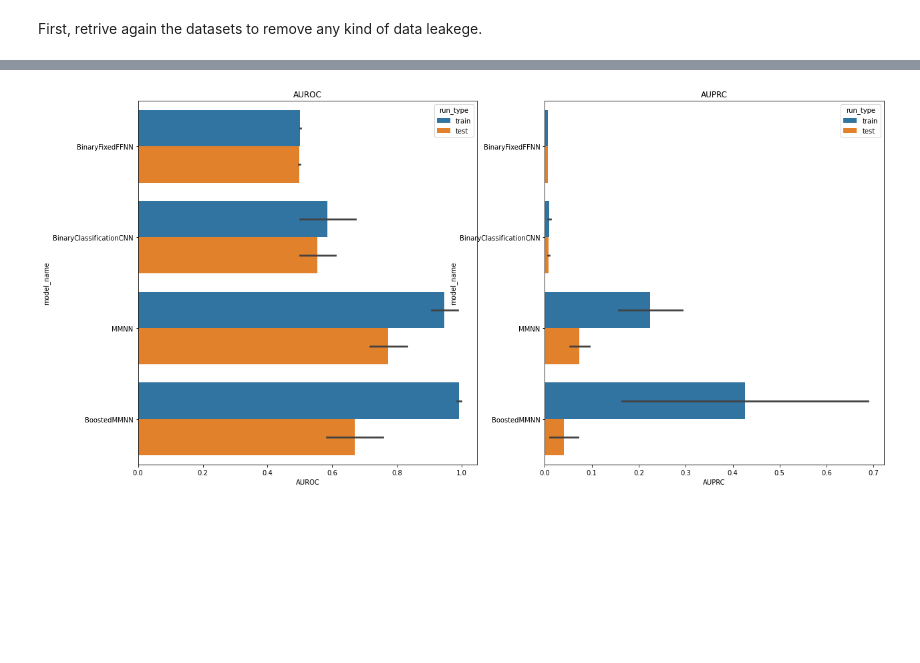
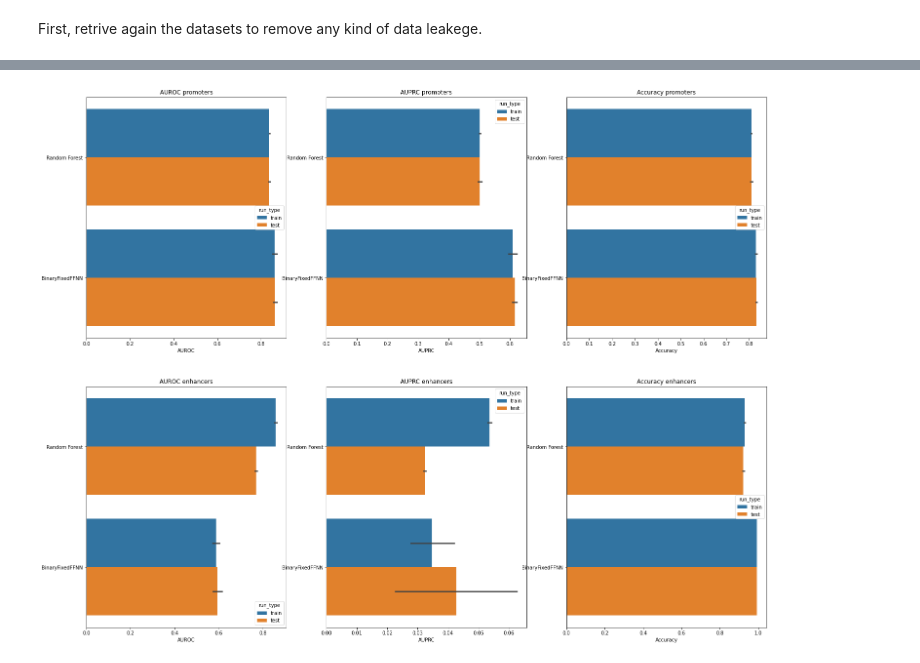
Before and after one commit to Stefano-t/multimodal-k562-cell-line-prediction, a Jupyter notebook: k562_prediction.ipynb, the cells around one changed output, grey strips where cells are left out. Cells and saved outputs as stored; diff of their text form; code cells hidden in the pictures; blank space fills up the shorter version.

```diff
--- a/k562_prediction.ipynb
+++ b/k562_prediction.ipynb
@@ -257,6 +257,9 @@ def binarize(
     cell_line: str
 )-> pd.DataFrame:
     return y[cell_line].astype(int)
+# %%
+for region, y in labels.items():
+    labels[region] = binarize(y, cell_line)
 # %%
 from sklearn.feature_selection import VarianceThreshold
 
@@ -1139,8 +1399,8 @@ epigenomes = {
 }
 
 labels = {
-    "promoters": apip_y,
-    "enhancers": aeie_y,
+    "promoters": binarize(apip_y, cell_line),
+    "enhancers": binarize(aeie_y, cell_line),
 }
 # %%
 from sklearn.model_selection import StratifiedShuffleSplit
@@ -1253,24 +1531,39 @@ all_performance_history
 # %%
-_, axs = plt.subplots(ncols=2, figsize=(20, 10))
-sbn.barplot(
-    x="AUROC",
-    y="model_name",
-    data=all_performance_history,
-    hue="run_type",
-    orient="h",
-    ax=axs[0],
-    ci="sd"
-)
-axs[0].set_title("AUROC")
+_, axs = plt.subplots(nrows=2, ncols=3, figsize=(25, 20), squeeze=True)
 
-sbn.barplot(
-    x="AUPRC",
-    y="model_name",
-    data=all_performance_history,
-    hue="run_type",
-    orient="h",
-    ax=axs[1]
-)
-_ = axs[1].set_title("AUPRC")
+for i, (task_name, dataframe) in enumerate(all_performance_history.items()):
+    sbn.barplot(
+        x="AUROC",
+        y="model_name",
+        data=dataframe,
+        hue="run_type",
+        orient="h",
+        ax=axs[i][0],
+        #ci="sd"
+    )
+    _ = axs[i][0].set_title(f"AUROC {task_name}")
+    axs[i][0].set_ylabel("")
+
+    sbn.barplot(
+        x="AUPRC",
+        y="model_name",
+        data=dataframe,
+        hue="run_type",
+        orient="h",
+        ax=axs[i][1]
+    )
+    _ = axs[i][1].set_title(f"AUPRC {task_name}")
+    axs[i][1].set_ylabel("")
+
+    sbn.barplot(
+        x="Accuracy",
+        y="model_name",
+        data=dataframe,
+        hue="run_type",
+        orient="h",
+        ax=axs[i][2]
+    )
+    _ = axs[i][2].set_title(f"Accuracy {task_name}")
+    axs[i][2].set_ylabel("")
 # %% [output]
-[figure, old version]
+[figure, new version]
```
Also changed, not shown: parts of 12 cells of this notebook.
